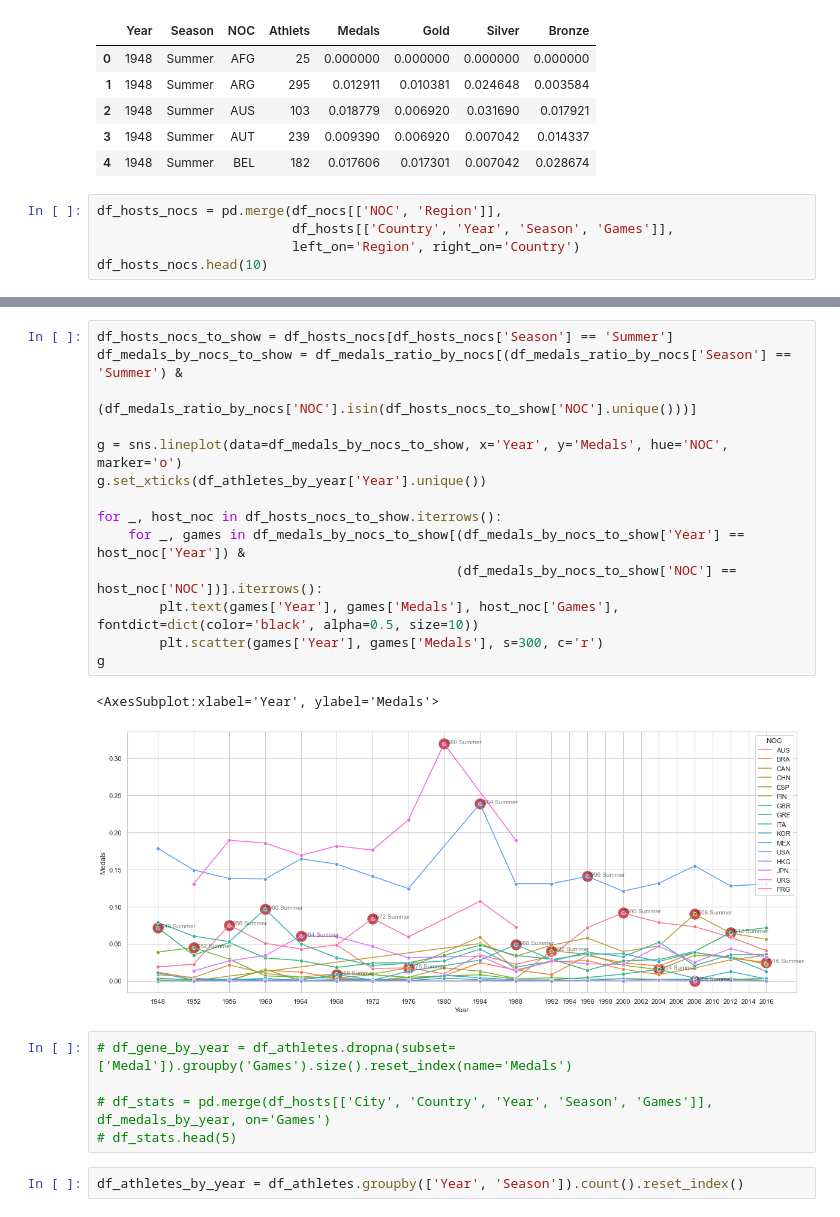
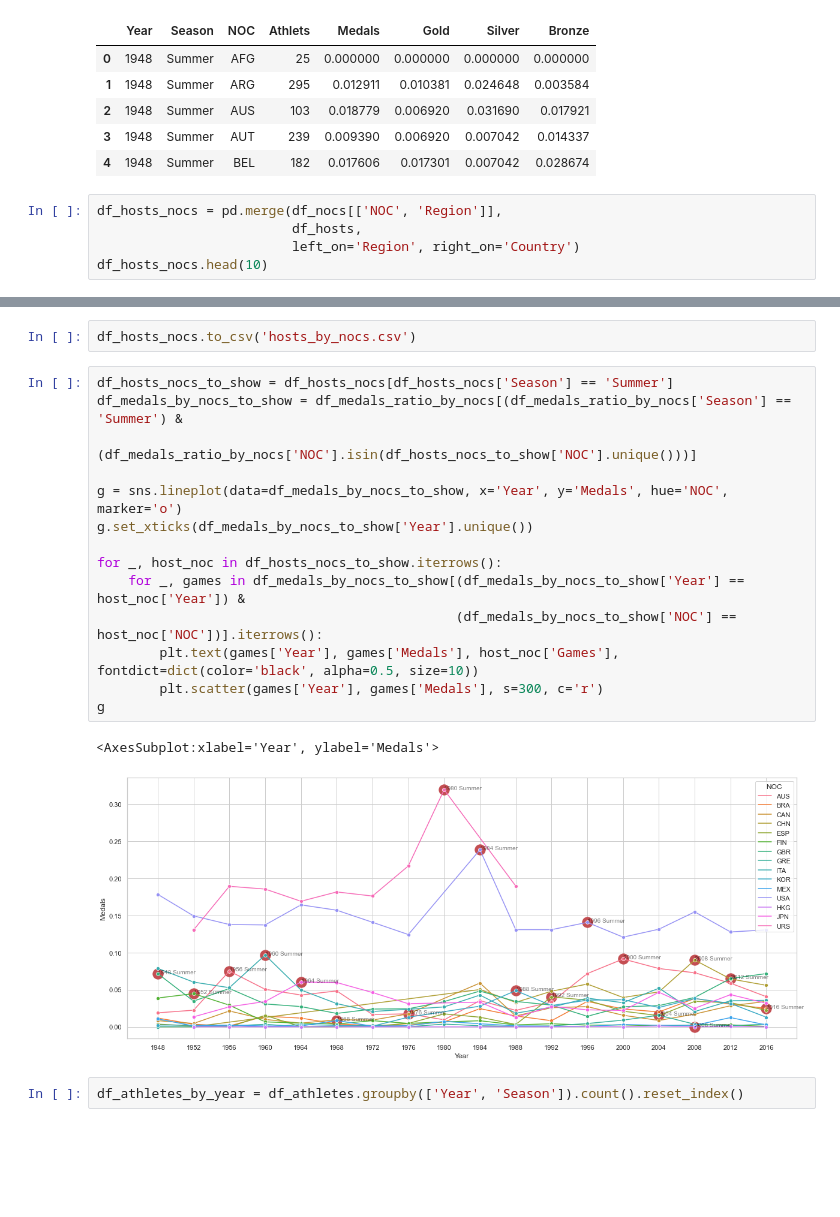
Before and after one commit to tiginamaria/ITMO_DATAVIS, a Jupyter notebook: analysis/data_analysis.ipynb, the cells around one changed output, grey strips where cells are left out. Saved outputs shown, nothing was run; the diff lists cells and outputs as text; blank space fills up the shorter version.

```diff
--- a/analysis/data_analysis.ipynb
+++ b/analysis/data_analysis.ipynb
@@ -103,7 +62,7 @@ df_medals_ratio_by_nocs.head(5)
 | 4 | 1948 | Summer | BEL | 182 | 0.017606 | 0.017301 | 0.007042 | 0.028674 |
 # %%
 df_hosts_nocs = pd.merge(df_nocs[['NOC', 'Region']],
-                         df_hosts[['Country', 'Year', 'Season', 'Games']],
+                         df_hosts,
                          left_on='Region', right_on='Country')
 df_hosts_nocs.head(10)
 # %% [output]
@@ -121,25 +80,22 @@ df_hosts_nocs.head(10)
+# %%
+df_hosts_nocs.to_csv('hosts_by_nocs.csv')
 # %%
 df_hosts_nocs_to_show = df_hosts_nocs[df_hosts_nocs['Season'] == 'Summer']
 df_medals_by_nocs_to_show = df_medals_ratio_by_nocs[(df_medals_ratio_by_nocs['Season'] == 'Summer') &
                                                     (df_medals_ratio_by_nocs['NOC'].isin(df_hosts_nocs_to_show['NOC'].unique()))]
 
 g = sns.lineplot(data=df_medals_by_nocs_to_show, x='Year', y='Medals', hue='NOC', marker='o')
-g.set_xticks(df_athletes_by_year['Year'].unique())
+g.set_xticks(df_medals_by_nocs_to_show['Year'].unique())
 
 for _, host_noc in df_hosts_nocs_to_show.iterrows():
     for _, games in df_medals_by_nocs_to_show[(df_medals_by_nocs_to_show['Year'] == host_noc['Year']) &
                                               (df_medals_by_nocs_to_show['NOC'] == host_noc['NOC'])].iterrows():
         plt.text(games['Year'], games['Medals'], host_noc['Games'], fontdict=dict(color='black', alpha=0.5, size=10))
         plt.scatter(games['Year'], games['Medals'], s=300, c='r')
 g
 # %% [output]
 <AxesSubplot:xlabel='Year', ylabel='Medals'>
-[figure, old version]
+[figure, new version]
-# %%
-# df_gene_by_year = df_athletes.dropna(subset=['Medal']).groupby('Games').size().reset_index(name='Medals')
-
-# df_stats = pd.merge(df_hosts[['City', 'Country', 'Year', 'Season', 'Games']], df_medals_by_year, on='Games')
-# df_stats.head(5)
 # %%
 df_athletes_by_year = df_athletes.groupby(['Year', 'Season']).count().reset_index()
 # %%
```
Also changed, not shown: parts of 16 cells of this notebook, 1 other file.
